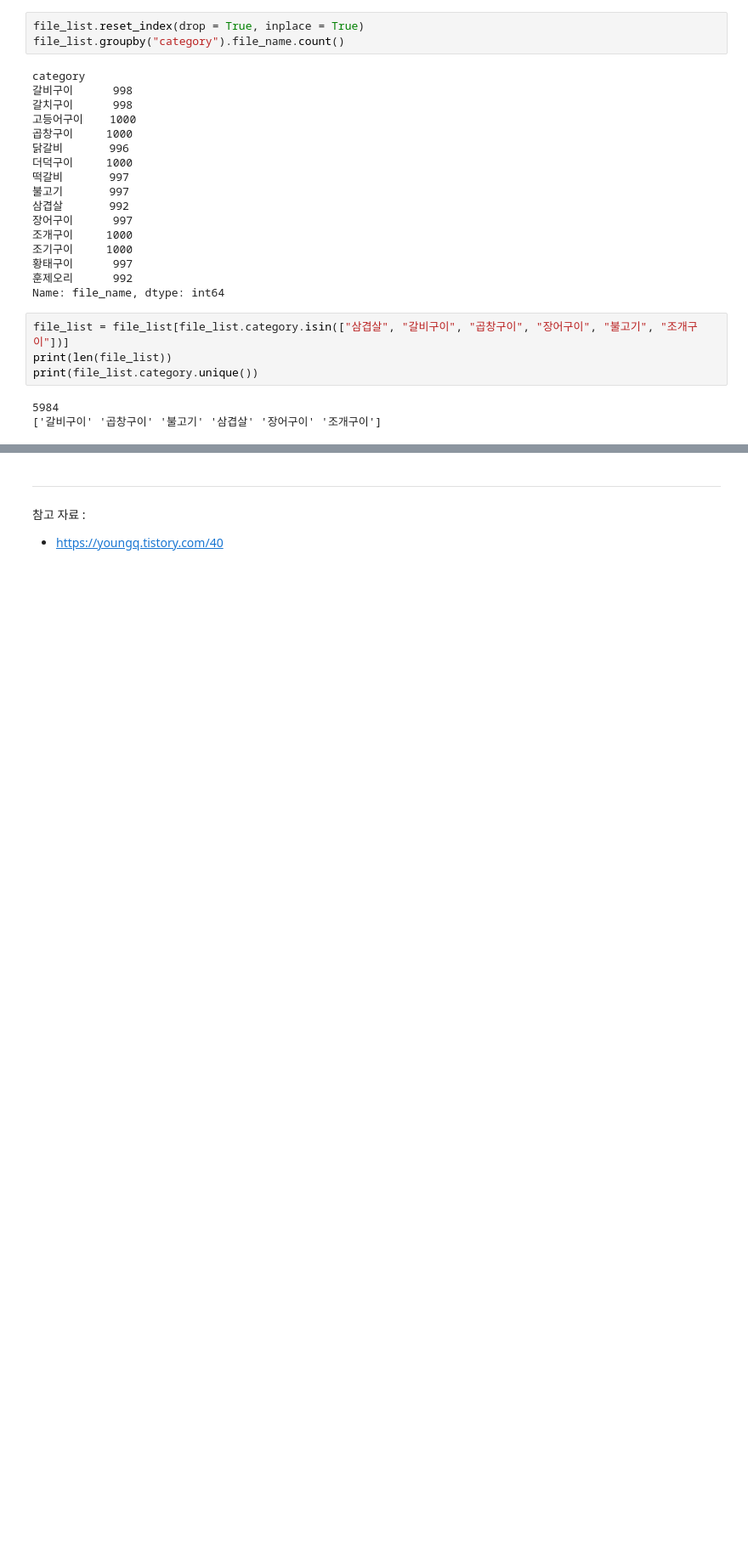
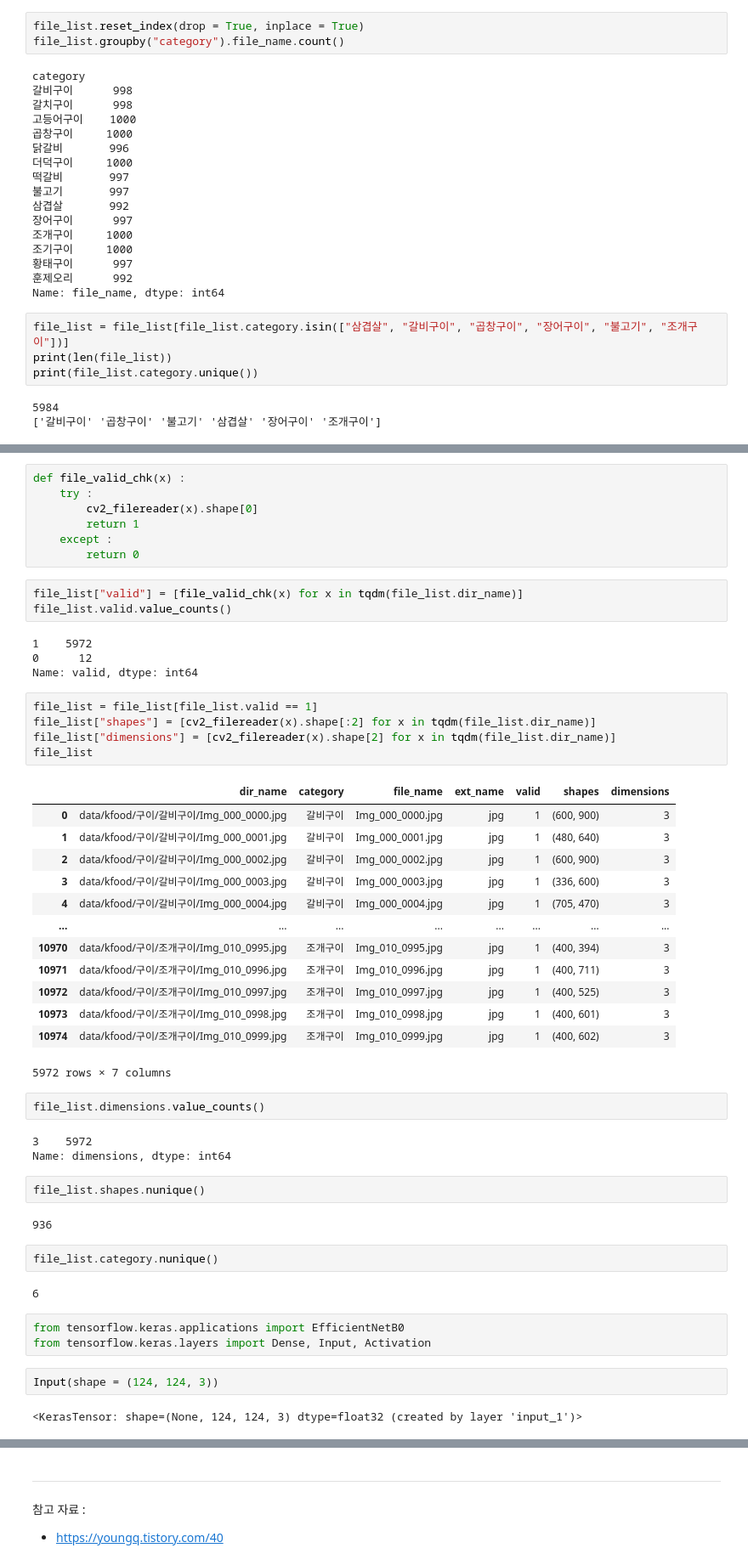
Before and after one commit to Chanjun-kim/Chanjun-kim.github.io, a Jupyter notebook: _ipynb/2021-06-08-CNN.ipynb, the cells around one changed output, grey strips where cells are left out. Shown at 85% size. Cells and saved outputs as stored; diff of their text form; blank space fills up the shorter version.

```diff
--- a/_ipynb/2021-06-08-CNN.ipynb
+++ b/_ipynb/2021-06-08-CNN.ipynb
@@ -152,0 +205,53 @@ print(file_list.category.unique())
+# %%
+def file_valid_chk(x) :
+    try :
+        cv2_filereader(x).shape[0]
+        return 1
+    except :
+        return 0
+# %%
+file_list["valid"] = [file_valid_chk(x) for x in tqdm(file_list.dir_name)]
+file_list.valid.value_counts()
+# %% [output]
+1    5972
+0      12
+Name: valid, dtype: int64
+# %%
+file_list = file_list[file_list.valid == 1]
+file_list["shapes"] = [cv2_filereader(x).shape[:2] for x in tqdm(file_list.dir_name)]
+file_list["dimensions"] = [cv2_filereader(x).shape[2] for x in tqdm(file_list.dir_name)]
+file_list
+# %% [output]
+|  | dir_name | category | file_name | ext_name | valid | shapes | dimensions |
+| 0 | data/kfood/구이/갈비구이/Img_000_0000.jpg | 갈비구이 | Img_000_0000.jpg | jpg | 1 | (600, 900) | 3 |
+| 1 | data/kfood/구이/갈비구이/Img_000_0001.jpg | 갈비구이 | Img_000_0001.jpg | jpg | 1 | (480, 640) | 3 |
+| 2 | data/kfood/구이/갈비구이/Img_000_0002.jpg | 갈비구이 | Img_000_0002.jpg | jpg | 1 | (600, 900) | 3 |
+| 3 | data/kfood/구이/갈비구이/Img_000_0003.jpg | 갈비구이 | Img_000_0003.jpg | jpg | 1 | (336, 600) | 3 |
+| 4 | data/kfood/구이/갈비구이/Img_000_0004.jpg | 갈비구이 | Img_000_0004.jpg | jpg | 1 | (705, 470) | 3 |
+| ... | ... | ... | ... | ... | ... | ... | ... |
+| 10970 | data/kfood/구이/조개구이/Img_010_0995.jpg | 조개구이 | Img_010_0995.jpg | jpg | 1 | (400, 394) | 3 |
+| 10971 | data/kfood/구이/조개구이/Img_010_0996.jpg | 조개구이 | Img_010_0996.jpg | jpg | 1 | (400, 711) | 3 |
+| 10972 | data/kfood/구이/조개구이/Img_010_0997.jpg | 조개구이 | Img_010_0997.jpg | jpg | 1 | (400, 525) | 3 |
+| 10973 | data/kfood/구이/조개구이/Img_010_0998.jpg | 조개구이 | Img_010_0998.jpg | jpg | 1 | (400, 601) | 3 |
+| 10974 | data/kfood/구이/조개구이/Img_010_0999.jpg | 조개구이 | Img_010_0999.jpg | jpg | 1 | (400, 602) | 3 |
+5972 rows × 7 columns
+# %%
+file_list.dimensions.value_counts()
+# %% [output]
+3    5972
+Name: dimensions, dtype: int64
+# %%
+file_list.shapes.nunique()
+# %% [output]
+936
+# %%
+file_list.category.nunique()
+# %% [output]
+6
+# %%
+from tensorflow.keras.applications import EfficientNetB0
+from tensorflow.keras.layers import Dense, Input, Activation
+# %%
+Input(shape = (124, 124, 3))
+# %% [output]
+<KerasTensor: shape=(None, 124, 124, 3) dtype=float32 (created by layer 'input_1')>
```
Also changed, not shown: parts of 21 cells of this notebook, 1 other file.
